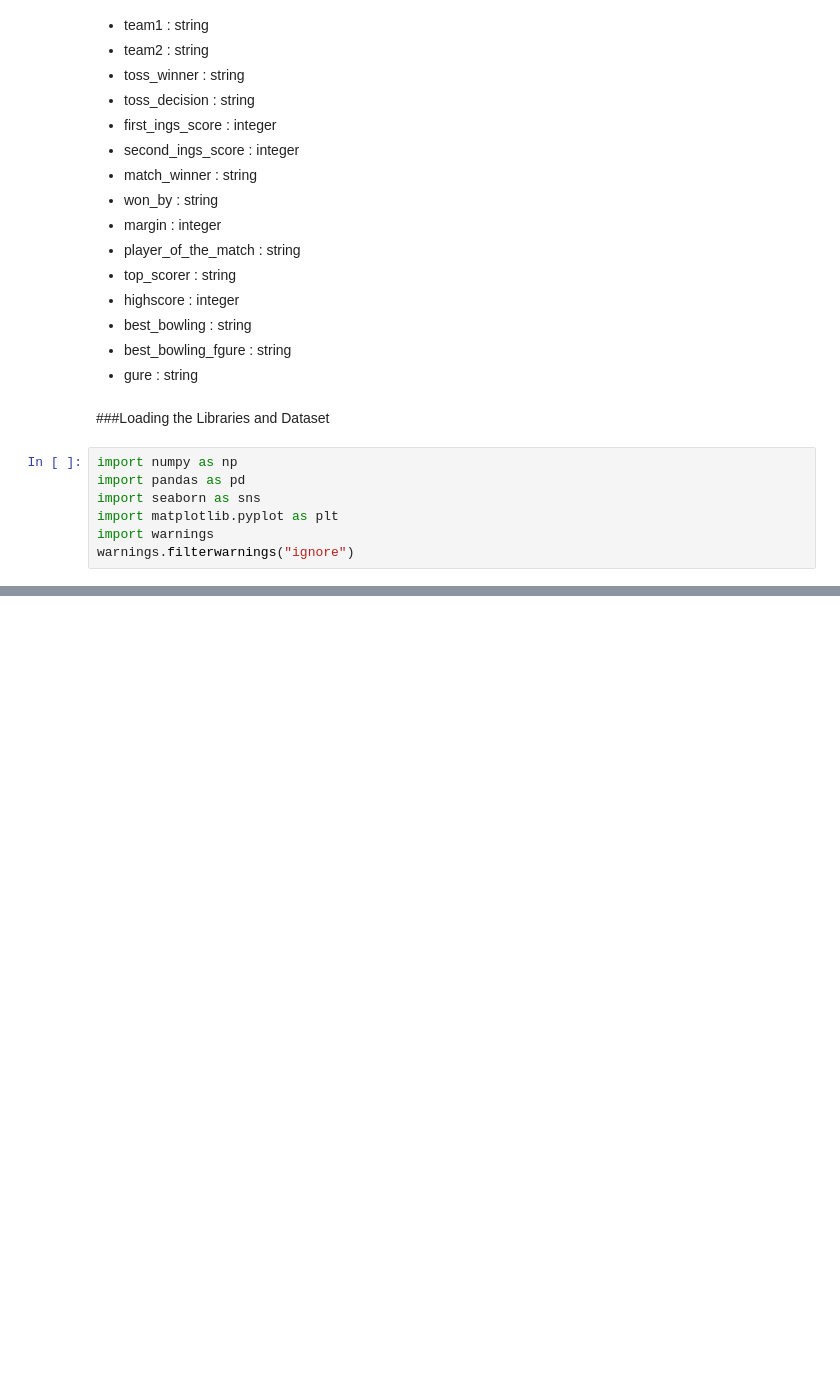
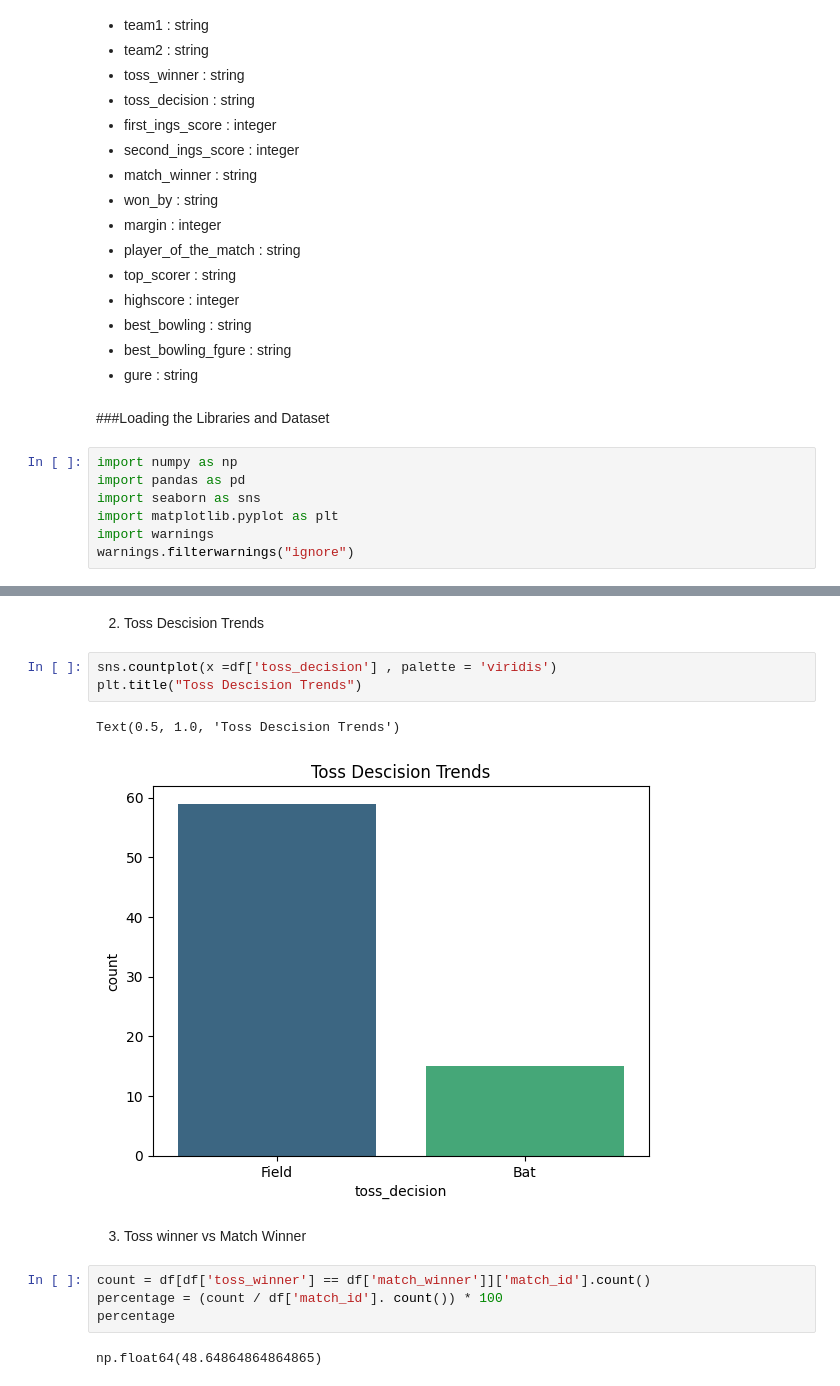
Before and after one commit to Soumyadip778/Data_Visualization-, a Jupyter notebook: IPL_Capstone_Project/IPL_project.ipynb, the cells around one changed output, grey strips where cells are left out. Cells and saved outputs as stored; diff of their text form; blank space fills up the shorter version.

```diff
--- a/IPL_Capstone_Project/IPL_project.ipynb
+++ b/IPL_Capstone_Project/IPL_project.ipynb
@@ -47,0 +113,16 @@ df.head()
+# %% [markdown]
+2. Toss Descision Trends
+# %%
+sns.countplot(x =df['toss_decision'] , palette = 'viridis')
+plt.title("Toss Descision Trends")
+# %% [output]
+Text(0.5, 1.0, 'Toss Descision Trends')
+[figure, added]
+# %% [markdown]
+3. Toss winner vs Match Winner
+# %%
+count = df[df['toss_winner'] == df['match_winner']]['match_id'].count()
+percentage = (count / df['match_id']. count()) * 100
+percentage
+# %% [output]
+np.float64(48.64864864864865)
```
Also changed, not shown: parts of 23 cells of this notebook.
